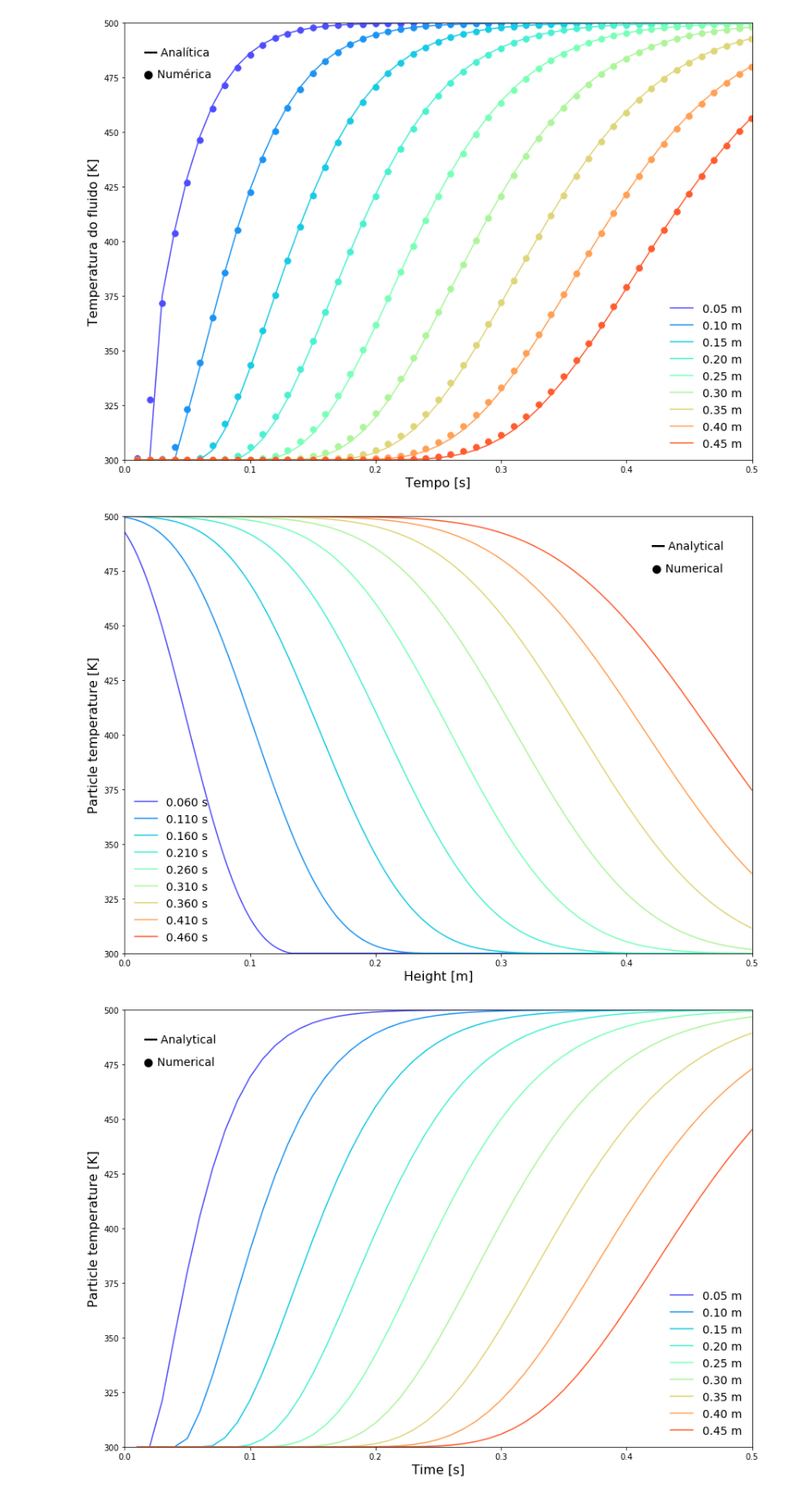
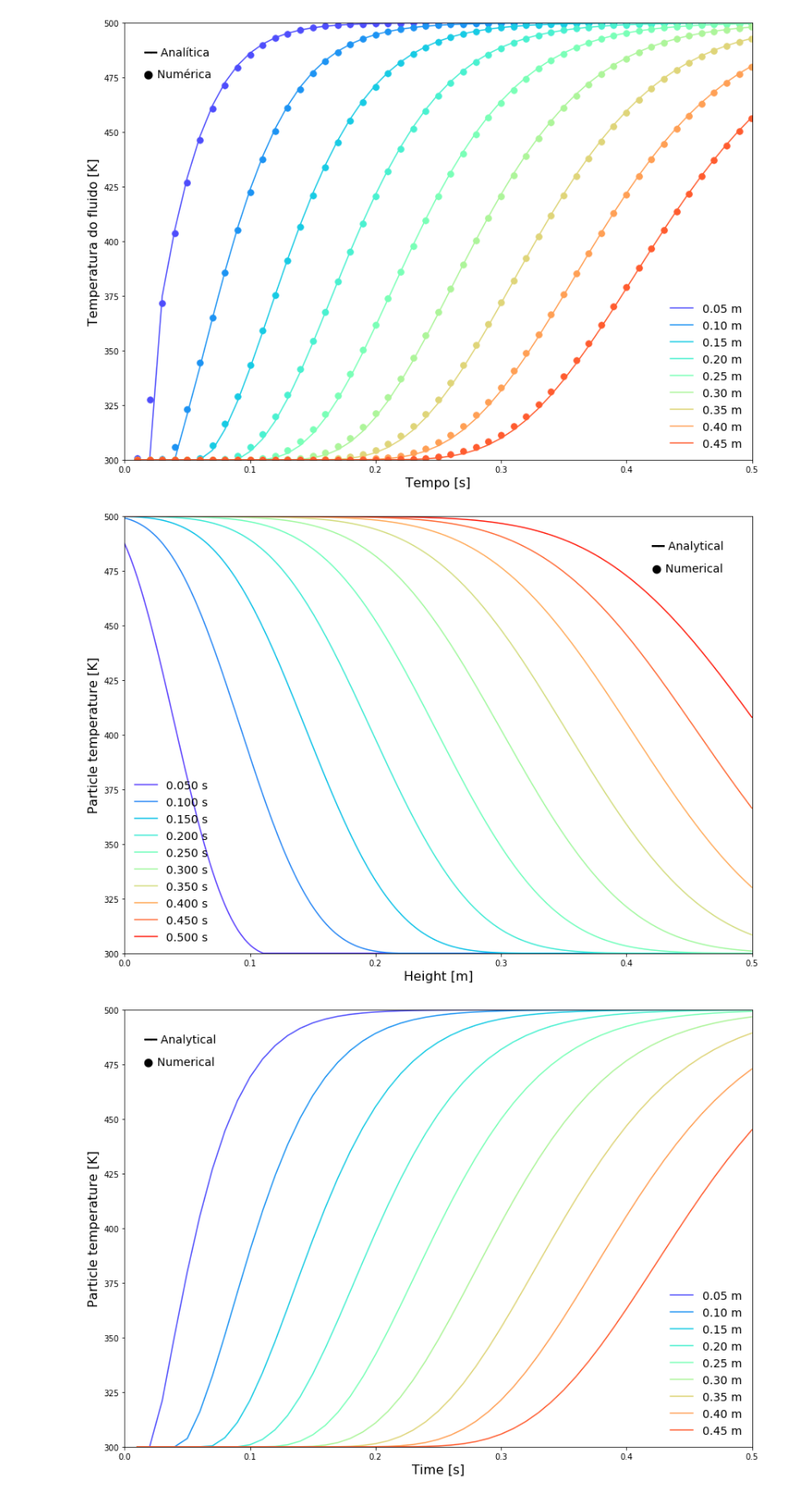
Before and after one commit to lucillalmeida/doutorado-validacoes, a Jupyter notebook: heat_fixed_bed/validation-convection-Schumann.ipynb, the cells around one changed output. Shown at 86% size. Saved outputs shown, nothing was run; the diff lists cells and outputs as text; code cells hidden in the pictures.

```diff
--- a/heat_fixed_bed/validation-convection-Schumann.ipynb
+++ b/heat_fixed_bed/validation-convection-Schumann.ipynb
@@ -153,9 +153,9 @@ num_y = None
 for step in range(number_timesteps):
     block = data[step * block_size : (step + 1) * block_size]
     num_time[step] = float(block[1].split(',')[1])
-    temperature[step] = numpy.loadtxt(block, dtype=numpy.float64, delimiter=',', skiprows=3, usecols=4)
+    temperature[step] = numpy.loadtxt(block, dtype=numpy.float64, delimiter=',', skiprows=3, usecols=[4])
     if step == 0:
-        num_y = numpy.loadtxt(block, dtype=numpy.float64, delimiter=',', skiprows=3, usecols=1)
+        num_y = numpy.loadtxt(block, dtype=numpy.float64, delimiter=',', skiprows=3, usecols=[1])
 
 print(temperature[0][0])
 
@@ -255,7 +255,7 @@ Biot =  46.328781255
 # Fluid temperature x height for each time
 
 print("T inicial = ", temperature[0][0])
-i = 5
+i = 4
 inc = 5
 
 cmap = plt.get_cmap('rainbow')
@@ -291,7 +291,7 @@ plt.annotate('● Numerical', xy=(0.420, 475), fontsize=14)
 plt.savefig('gasversusposition.png')
 plt.show()
 
-i = 5
+i = 4
 inc = 5
 
 cmap = plt.get_cmap('rainbow')
@@ -395,9 +395,9 @@ plt.show()
 [figure]
 [figure]
 # %%
-# Fluid temperature x height for each time
+# Particle temperature x height for each time
 
-i = 5
+i = 4
 inc = 5
 
 cmap = plt.get_cmap('rainbow')
@@ -406,32 +406,32 @@ y = numpy.linspace(0.0, 0.5, 200)
 for time in num_time[i:50:inc]:
 #for time in numpy.linspace(0,0.4,20):
 
     zStar = (y * h_g / U)
 
     tStart = time*h_p - (y/U)*h_p
 
     TpStart = packedBedTrnsTemperatures(tStart,zStar )[1]
 
     Tp = TpStart*(T_gi-T_g0) + T_g0
 
     for index in numpy.where(tStart < 0.0):
         Tp[index] = T_g0
 
     plt.plot(y, Tp, color = cmap(i*5), label = "{0:.3f} s".format(time))
     #plt.plot(num_y, temperature[i], marker = 'o', markersize = 7.5, linestyle = 'None', color = cmap(i*5))
     i = i + inc
 
 
 plt.ylim(300, 500)
 plt.xlim(0, 0.5)
 
 plt.legend(fontsize=14, loc='lower left', frameon=False)
 plt.ylabel('Particle temperature [K]', fontsize=16)
 plt.xlabel('Height [m]', fontsize=16)
 plt.annotate('━━ Analytical',xy=(0.420, 485), fontsize=14)
 plt.annotate('● Numerical', xy=(0.420, 475), fontsize=14)
 plt.savefig('particleTversusposition.png')
 plt.show()
 # %% [output]
-[figure, old version]
+[figure, new version]
 # %%
```
Also changed, not shown: parts of 2 cells of this notebook, 4 other files.
